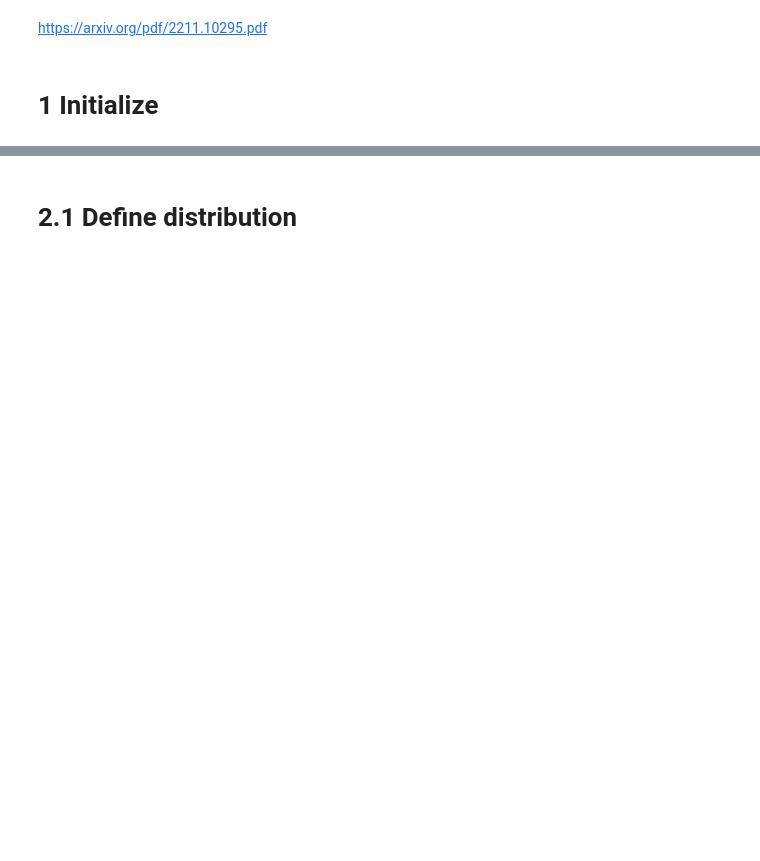
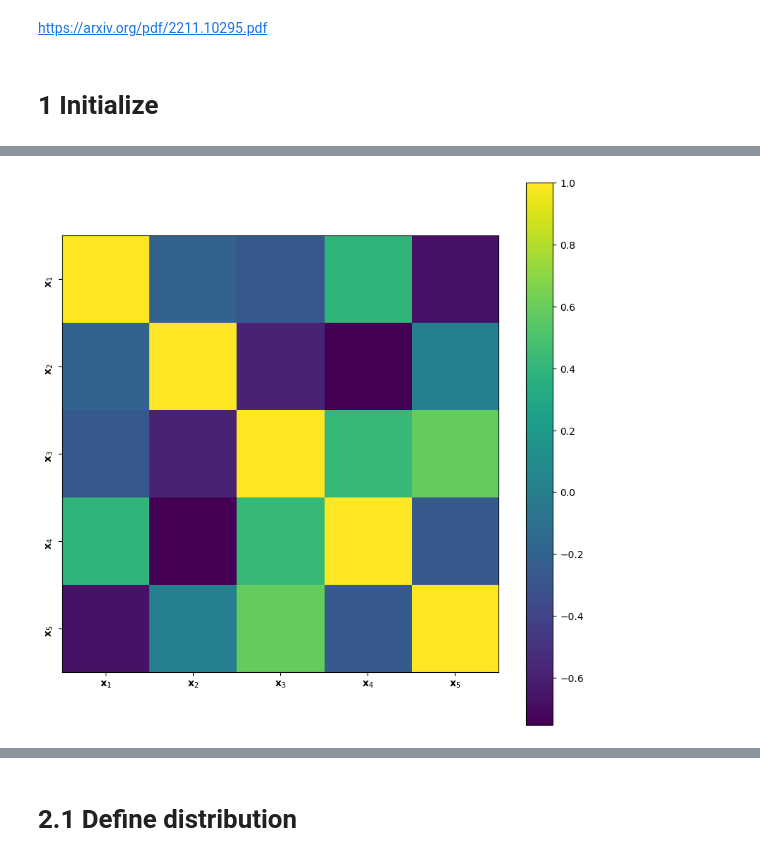
Before and after one commit to TwoSampleTests/GenerativeModelsMetrics, a Jupyter notebook: notebooks/Test_metrics.ipynb, the cells around one changed output, grey strips where cells are left out. Cells and saved outputs as stored; diff of their text form; code cells hidden in the pictures; blank space fills up the shorter version.

```diff
--- a/notebooks/Test_metrics.ipynb
+++ b/notebooks/Test_metrics.ipynb
@@ -126,0 +424,9 @@ Loaded 1 GPUs: ['NVIDIA A40']
+# %%
+plot_corr_matrix(dist = dist_1,
+                 path_to_plots = results_dir,
+                 max_points = 1_000_000,
+                 show_labels = True,
+                 show = True,
+                 save = False)
+# %% [output]
+[figure, added]
```
Also changed, not shown: parts of 14 cells of this notebook, 4 other files.
